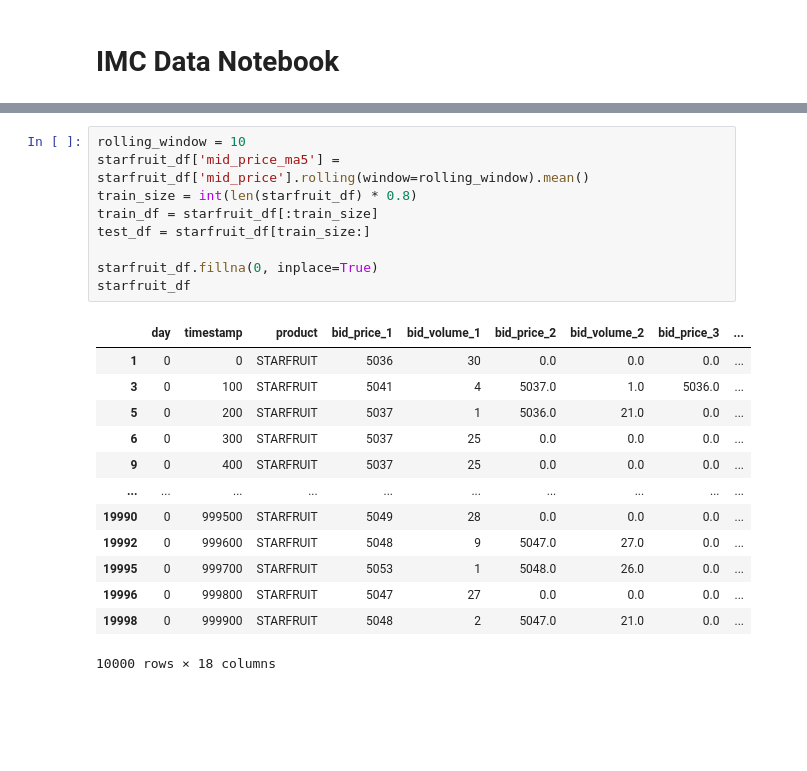
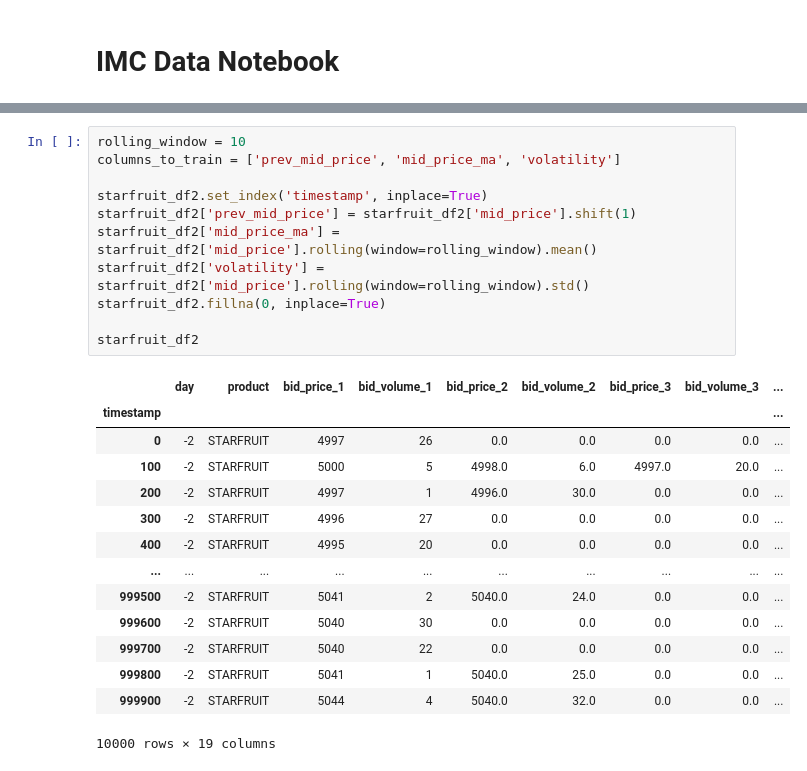
Before and after one commit to albertbw011/IMCProsperity, a Jupyter notebook: IMC Data.ipynb, the cells around one changed output, grey strips where cells are left out. Drawn from its saved outputs; the diff is of its cells as text; blank space fills up the shorter version.

```diff
--- a/IMC Data.ipynb
+++ b/IMC Data.ipynb
@@ -25,23 +25,26 @@ starfruit_df.plot(x='timestamp', y='mid_price')
-# %%
-rolling_window = 10
-starfruit_df['mid_price_ma5'] = starfruit_df['mid_price'].rolling(window=rolling_window).mean()
-train_size = int(len(starfruit_df) * 0.8)
-train_df = starfruit_df[:train_size]
-test_df = starfruit_df[train_size:]
-
-starfruit_df.fillna(0, inplace=True)
-starfruit_df
-# %% [output]
-|  | day | timestamp | product | bid_price_1 | bid_volume_1 | bid_price_2 | bid_volume_2 | bid_price_3 | ... |
-| 1 | 0 | 0 | STARFRUIT | 5036 | 30 | 0.0 | 0.0 | 0.0 | ... |
-| 3 | 0 | 100 | STARFRUIT | 5041 | 4 | 5037.0 | 1.0 | 5036.0 | ... |
-| 5 | 0 | 200 | STARFRUIT | 5037 | 1 | 5036.0 | 21.0 | 0.0 | ... |
-| 6 | 0 | 300 | STARFRUIT | 5037 | 25 | 0.0 | 0.0 | 0.0 | ... |
-| 9 | 0 | 400 | STARFRUIT | 5037 | 25 | 0.0 | 0.0 | 0.0 | ... |
-| ... | ... | ... | ... | ... | ... | ... | ... | ... | ... |
-| 19990 | 0 | 999500 | STARFRUIT | 5049 | 28 | 0.0 | 0.0 | 0.0 | ... |
-| 19992 | 0 | 999600 | STARFRUIT | 5048 | 9 | 5047.0 | 27.0 | 0.0 | ... |
-| 19995 | 0 | 999700 | STARFRUIT | 5053 | 1 | 5048.0 | 26.0 | 0.0 | ... |
-| 19996 | 0 | 999800 | STARFRUIT | 5047 | 27 | 0.0 | 0.0 | 0.0 | ... |
-| 19998 | 0 | 999900 | STARFRUIT | 5048 | 2 | 5047.0 | 21.0 | 0.0 | ... |
-10000 rows × 18 columns
+# %%
+rolling_window = 10
+columns_to_train = ['prev_mid_price', 'mid_price_ma', 'volatility']
+
+starfruit_df2.set_index('timestamp', inplace=True)
+starfruit_df2['prev_mid_price'] = starfruit_df2['mid_price'].shift(1)
+starfruit_df2['mid_price_ma'] = starfruit_df2['mid_price'].rolling(window=rolling_window).mean()
+starfruit_df2['volatility'] = starfruit_df2['mid_price'].rolling(window=rolling_window).std()
+starfruit_df2.fillna(0, inplace=True)
+
+starfruit_df2
+# %% [output]
+|  | day | product | bid_price_1 | bid_volume_1 | bid_price_2 | bid_volume_2 | bid_price_3 | bid_volume_3 | ... |
+| timestamp |  |  |  |  |  |  |  |  | ... |
+| 0 | -2 | STARFRUIT | 4997 | 26 | 0.0 | 0.0 | 0.0 | 0.0 | ... |
+| 100 | -2 | STARFRUIT | 5000 | 5 | 4998.0 | 6.0 | 4997.0 | 20.0 | ... |
+| 200 | -2 | STARFRUIT | 4997 | 1 | 4996.0 | 30.0 | 0.0 | 0.0 | ... |
+| 300 | -2 | STARFRUIT | 4996 | 27 | 0.0 | 0.0 | 0.0 | 0.0 | ... |
+| 400 | -2 | STARFRUIT | 4995 | 20 | 0.0 | 0.0 | 0.0 | 0.0 | ... |
+| ... | ... | ... | ... | ... | ... | ... | ... | ... | ... |
+| 999500 | -2 | STARFRUIT | 5041 | 2 | 5040.0 | 24.0 | 0.0 | 0.0 | ... |
+| 999600 | -2 | STARFRUIT | 5040 | 30 | 0.0 | 0.0 | 0.0 | 0.0 | ... |
+| 999700 | -2 | STARFRUIT | 5040 | 22 | 0.0 | 0.0 | 0.0 | 0.0 | ... |
+| 999800 | -2 | STARFRUIT | 5041 | 1 | 5040.0 | 25.0 | 0.0 | 0.0 | ... |
+| 999900 | -2 | STARFRUIT | 5044 | 4 | 5040.0 | 32.0 | 0.0 | 0.0 | ... |
+10000 rows × 19 columns
```
Also changed, not shown: parts of 11 cells of this notebook, 1 other file.
